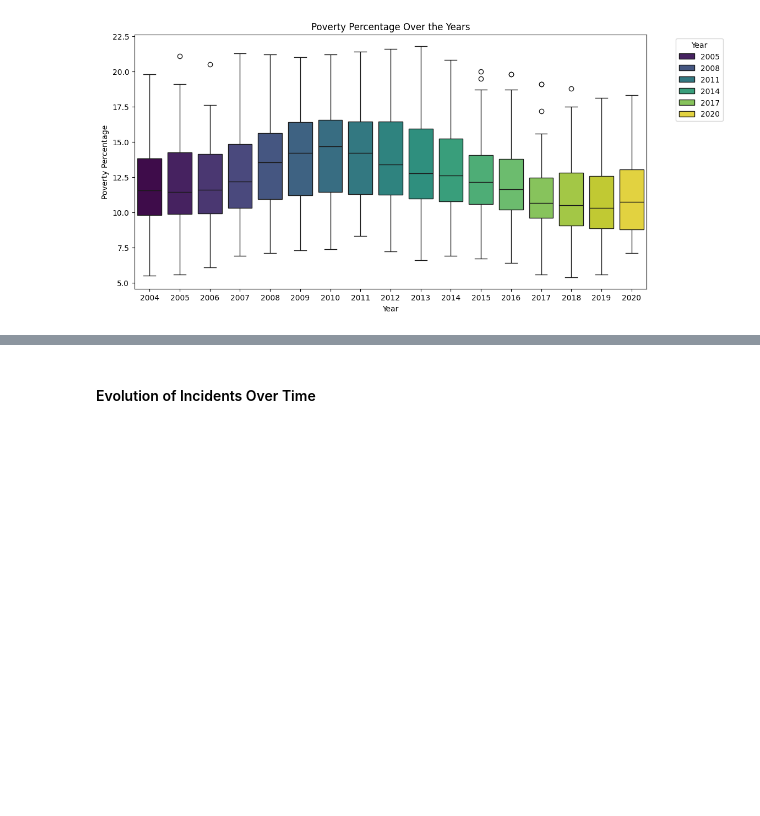
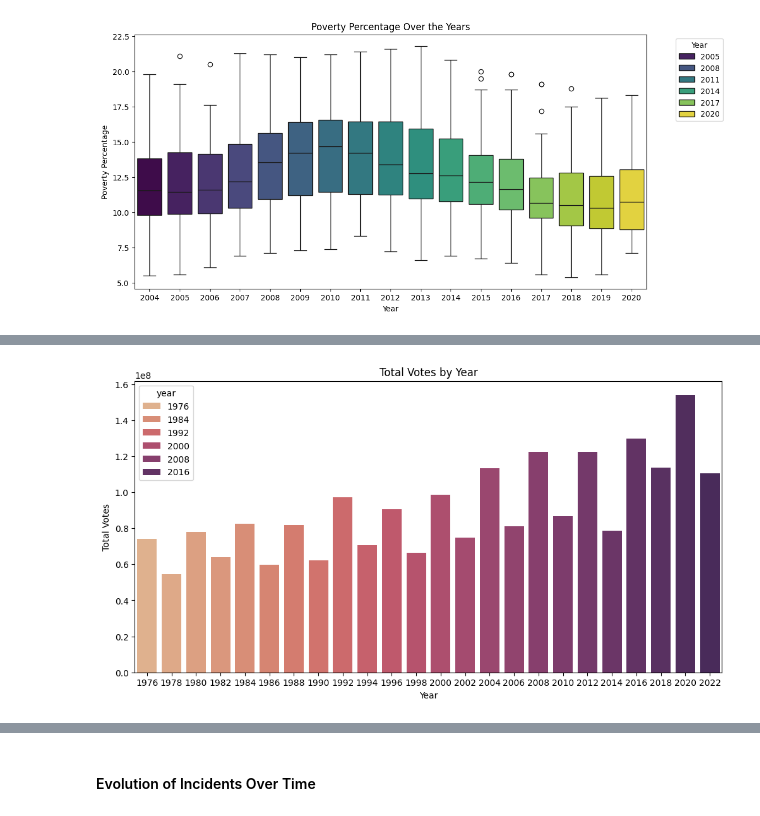
Before and after one commit to Marc2910llv/Gun-Incidents-In-USA-DataMining, a Jupyter notebook: Data_Mining_Project.ipynb, the cells around one changed output, grey strips where cells are left out. Cells and saved outputs as stored; diff of their text form; code cells hidden in the pictures; blank space fills up the shorter version.

Commit message:
Elections dataset almost finished

```diff
--- a/Data_Mining_Project.ipynb
+++ b/Data_Mining_Project.ipynb
@@ -395,9 +390,0 @@ Similar situation occurs with the boxplots of the votes, where we can see a norm
-# %%
-# Visualize the distribution of candidatevotes for outlier detection
-plt.figure(figsize=(12, 6))
-sns.boxplot(data=ysdh_dataset, x='candidatevotes', color='skyblue')
-plt.title('Boxplot of Candidate Votes')
-plt.show()
-
-# Handle outliers (if any)
-ysdh_dataset['candidatevotes'] = winsorize(ysdh_dataset['candidatevotes'], limits=[0.05, 0.05])
@@ -406,0 +397,11 @@ NameError: name 'winsorize' is not defined
+# %%
+yearly_total_votes = ysdh_dataset.groupby('year')['totalvotes'].sum().reset_index(name='total_votes')
+
+plt.figure(figsize=(12, 6))
+sns.barplot(data=yearly_total_votes, x='year', y='total_votes', hue='year', palette='flare')
+plt.title('Total Votes by Year')
+plt.xlabel('Year')
+plt.ylabel('Total Votes')
+plt.show()
+# %% [output]
+[figure, added]
```
Also changed, not shown: parts of 36 cells of this notebook.
